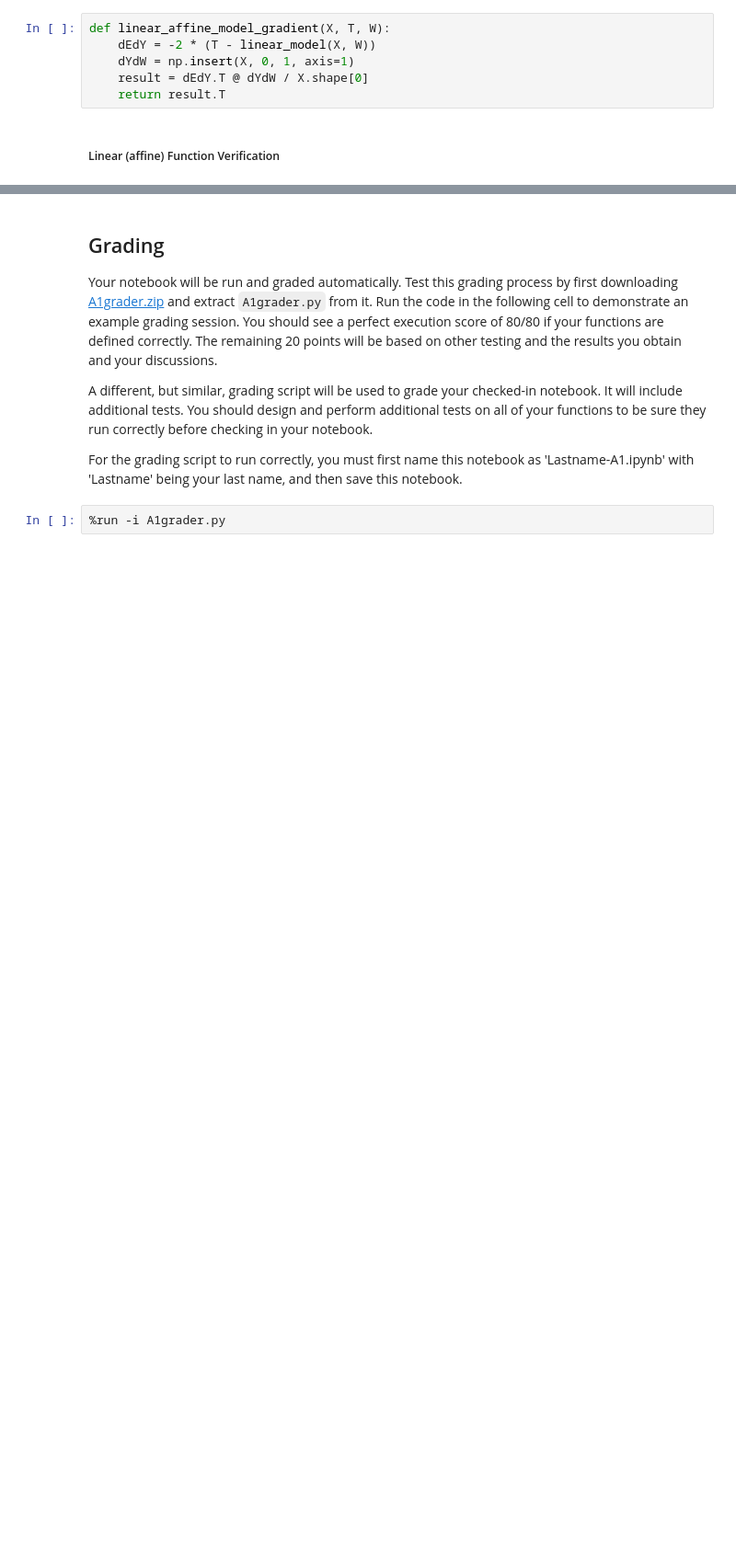
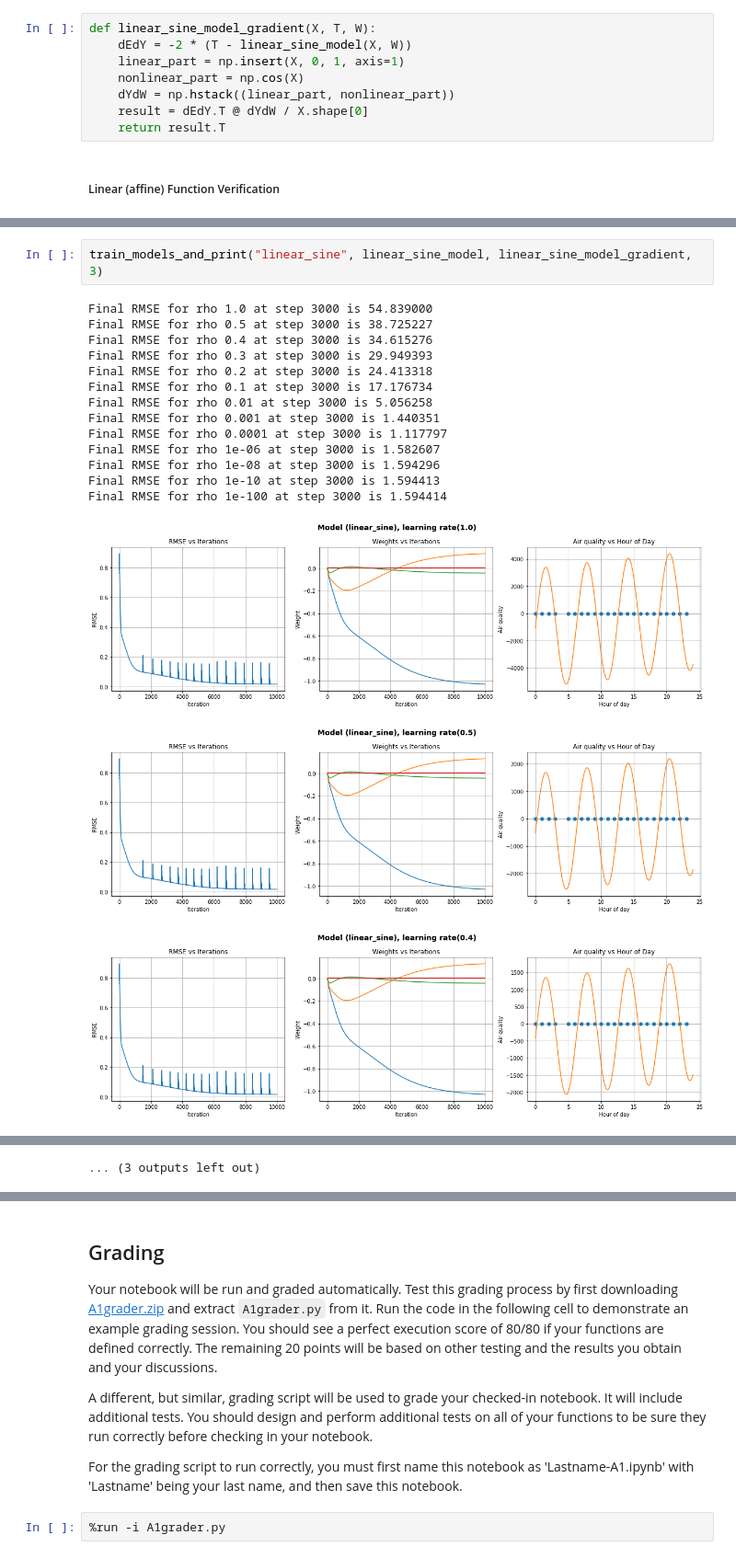
Before and after one commit to bstaab/CS545_MachineLearning, a Jupyter notebook: assignments/A1/Staab-A1.ipynb, the cells around one changed output, grey strips where cells are left out. Shown at 92% size. Drawn from its saved outputs; the diff is of its cells as text; blank space fills up the shorter version.

```diff
--- a/assignments/A1/Staab-A1.ipynb
+++ b/assignments/A1/Staab-A1.ipynb
@@ -562,7 +566,9 @@ def linear_affine_model(X, W):
 # %%
-def linear_affine_model_gradient(X, T, W):
-    dEdY = -2 * (T - linear_model(X, W))
-    dYdW = np.insert(X, 0, 1, axis=1)
+def linear_sine_model_gradient(X, T, W):
+    dEdY = -2 * (T - linear_sine_model(X, W))
+    linear_part = np.insert(X, 0, 1, axis=1)
+    nonlinear_part = np.cos(X)
+    dYdW = np.hstack((linear_part, nonlinear_part))
     result = dEdY.T @ dYdW / X.shape[0]
     return result.T
 # %% [markdown]
@@ -607,0 +600,19 @@ train_models_and_print("linear (affine)", linear_affine_model, linear_affine_mod
+# %%
+train_models_and_print("linear_sine", linear_sine_model, linear_sine_model_gradient, 3)
+# %% [output]
+Final RMSE for rho 1.0 at step 3000 is 54.839000
+Final RMSE for rho 0.5 at step 3000 is 38.725227
+Final RMSE for rho 0.4 at step 3000 is 34.615276
+Final RMSE for rho 0.3 at step 3000 is 29.949393
+Final RMSE for rho 0.2 at step 3000 is 24.413318
+Final RMSE for rho 0.1 at step 3000 is 17.176734
+Final RMSE for rho 0.01 at step 3000 is 5.056258
+Final RMSE for rho 0.001 at step 3000 is 1.440351
+Final RMSE for rho 0.0001 at step 3000 is 1.117797
+Final RMSE for rho 1e-06 at step 3000 is 1.582607
+Final RMSE for rho 1e-08 at step 3000 is 1.594296
+Final RMSE for rho 1e-10 at step 3000 is 1.594413
+Final RMSE for rho 1e-100 at step 3000 is 1.594414
+[figure, added]
+[figure, added]
+[figure, added]
@@ -607,0 +627 @@ train_models_and_print("linear (affine)", linear_affine_model, linear_affine_mod
+... (3 outputs left out)
```
Also changed, not shown: parts of 17 cells of this notebook.
